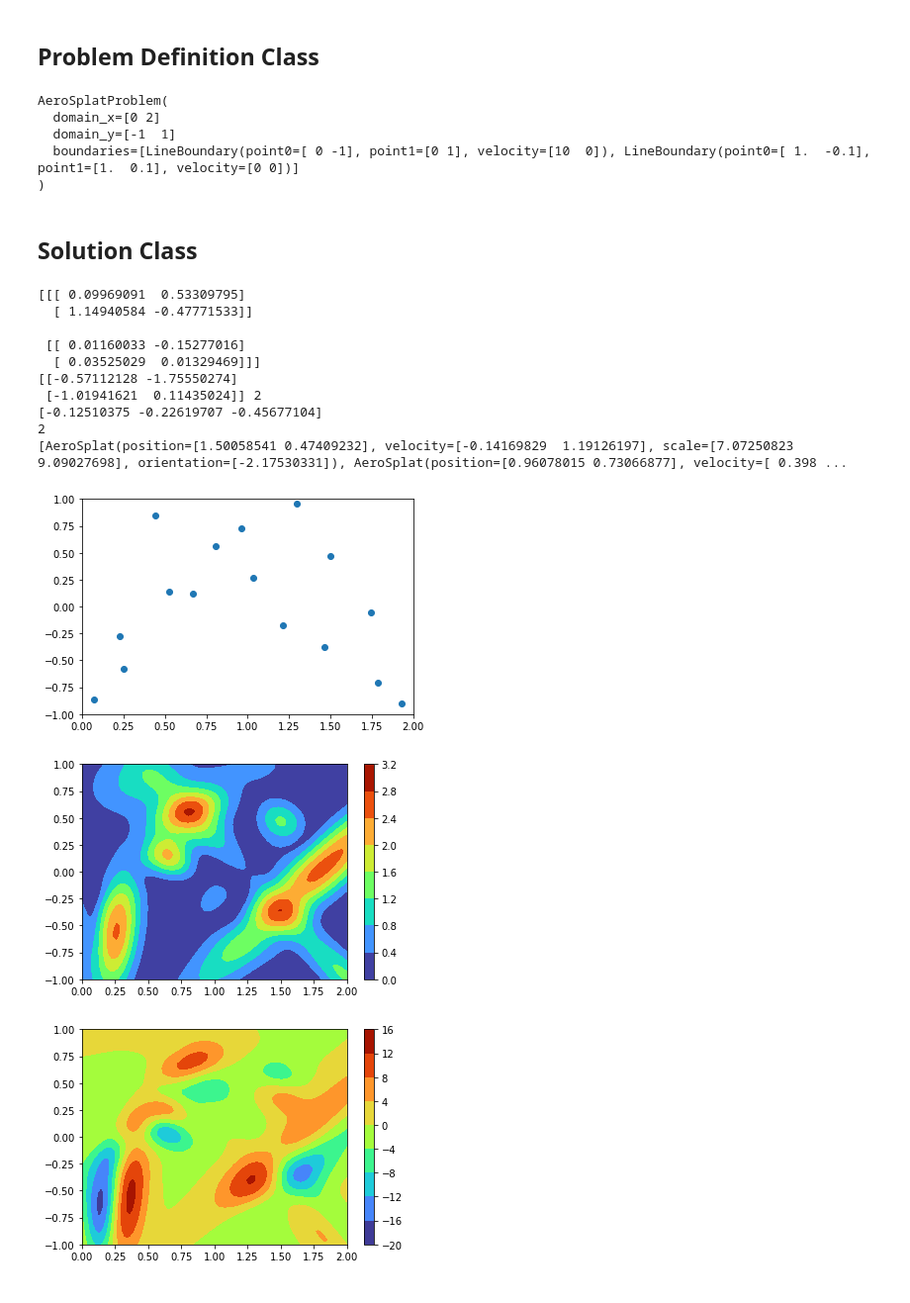
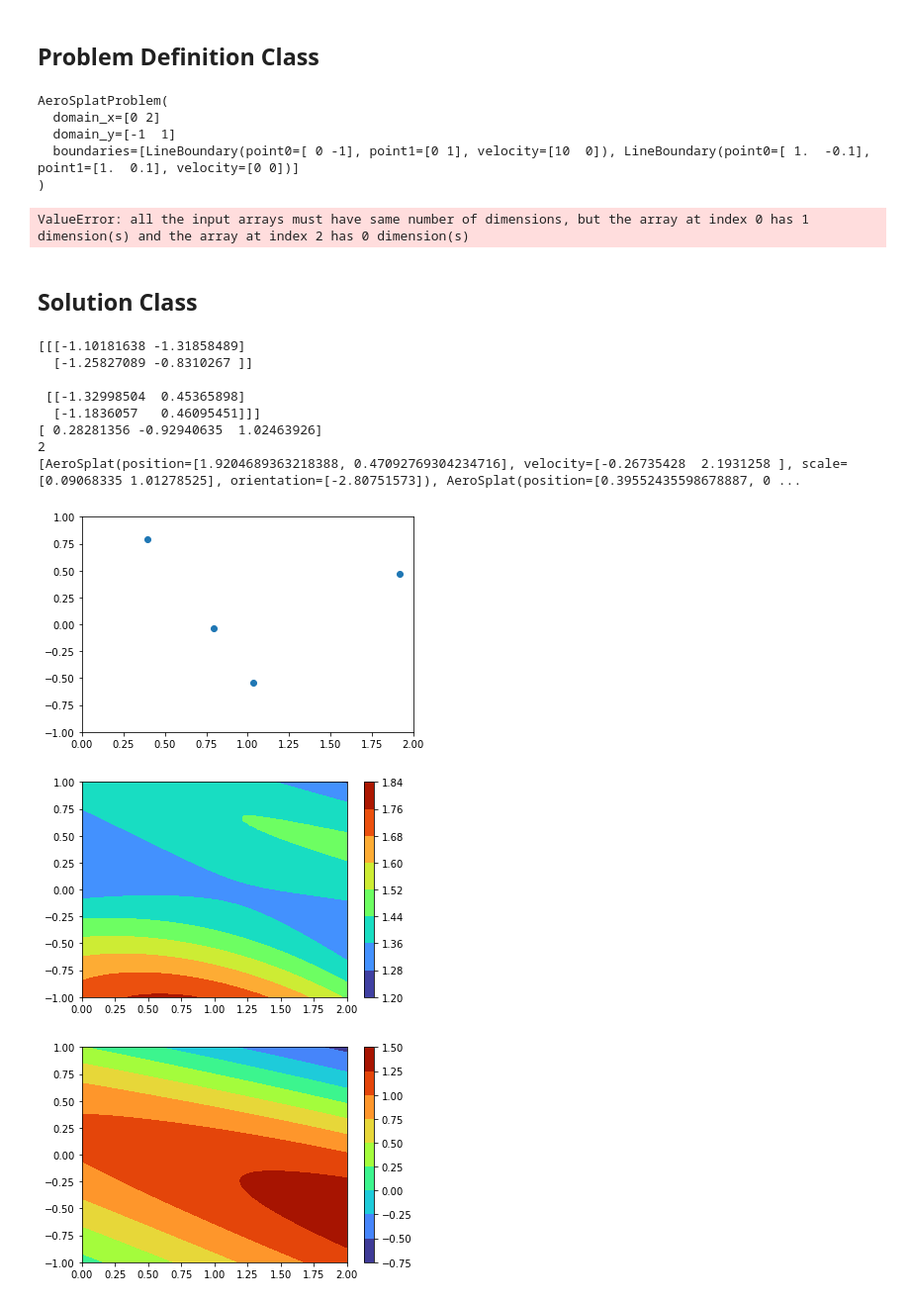
Before and after one commit to radcli14/AeroSplat, a Jupyter notebook: aerosplat.ipynb, the cells around one changed output. Shown: that part at 99% size. Drawn from its saved outputs; the diff is of its cells as text; code cells hidden in the pictures.

Commit message:
began working on an optimizer, and included vector encoding of splats

```diff
--- a/aerosplat.ipynb
+++ b/aerosplat.ipynb
@@ -136,57 +136,58 @@ problem = AeroSplatProblem(
     boundaries=[source_boundary, plate_boundary],
 )
 print(problem)
+display(a.as_normalized_array(problem.domain))
+print(AeroSplat.from_normalized_array(a.as_normalized_array(problem.domain), problem.domain))
 # %% [output]
 AeroSplatProblem(
   domain_x=[0 2]
   domain_y=[-1  1]
   boundaries=[LineBoundary(point0=[ 0 -1], point1=[0 1], velocity=[10  0]), LineBoundary(point0=[ 1.  -0.1], point1=[1.  0.1], velocity=[0 0])]
 )
+ValueError: all the input arrays must have same number of dimensions, but the array at index 0 has 1 dimension(s) and the array at index 2 has 0 dimension(s)
 # %% [markdown]
 ## Solution Class
 # %%
-solution = AeroSplatSolution(problem, spawn=16) # TODO: handle errors if no spawn provided
-print(solution.velocity_on_grid(2, 2))
+solution = AeroSplatSolution(problem.domain, spawn=4) # TODO: handle errors if no spawn provided
+print(solution.velocity_on_grid(problem.point_grid(2, 2)))
 print(solution.euler_equation_terms_at(np.array([0, 0])))
 print(solution.ndims)
 print(solution.splats)
 # %% [output]
-[[[ 0.09969091  0.53309795]
-  [ 1.14940584 -0.47771533]]
+[[[-1.10181638 -1.31858489]
+  [-1.25827089 -0.8310267 ]]
 
- [[ 0.01160033 -0.15277016]
-  [ 0.03525029  0.01329469]]]
-[[-0.57112128 -1.75550274]
- [-1.01941621  0.11435024]] 2
-[-0.12510375 -0.22619707 -0.45677104]
+ [[-1.32998504  0.45365898]
+  [-1.1836057   0.46095451]]]
+[ 0.28281356 -0.92940635  1.02463926]
 2
-[AeroSplat(position=[1.50058541 0.47409232], velocity=[-0.14169829  1.19126197], scale=[7.07250823 9.09027698], orientation=[-2.17530331]), AeroSplat(position=[0.96078015 0.73066877], velocity=[ 0.398 ...
+[AeroSplat(position=[1.9204689363218388, 0.47092769304234716], velocity=[-0.26735428  2.1931258 ], scale=[0.09068335 1.01278525], orientation=[-2.80751573]), AeroSplat(position=[0.39552435598678887, 0 ...
 # %%
 splat_positions = np.array([[splat.position[0], splat.position[1]] for splat in solution.splats])
 plt.plot(splat_positions[:, 0], splat_positions[:, 1], "o");
 plt.xlim(problem.domain_x);
 plt.ylim(problem.domain_y);
 # %% [output]
-[figure, old version]
+[figure, new version]
 # %%
 nx = 101
 ny = 51
 grid = problem.point_grid(nx, ny)
-velocity_field = solution.velocity_on_grid(nx, ny)
+velocity_field = solution.velocity_on_grid(grid)
 contour_x = np.array([grid[0, k, 0] for k in range(nx)])
 contour_y = np.array([grid[j, 0, 1] for j in range(ny)])
-contour_z = np.array([[np.linalg.norm(velocity_field[j, k, :]) for k in range(nx)] for j in range(ny)])
-plt.contourf(contour_x, contour_y, contour_z, cmap="turbo");
+velocity_magnitude = np.array([[np.linalg.norm(velocity_field[j, k, :]) for k in range(nx)] for j in range(ny)])
+plt.contourf(contour_x, contour_y, velocity_magnitude, cmap="turbo");
 plt.colorbar();
 # %% [output]
-[figure, old version]
+[figure, new version]
 # %%
-gradient_field = solution.velocity_gradient_on_grid(nx, ny)
-#contour_z = np.array([[np.linalg.norm(gradient_field[j, k, :]) for k in range(nx)] for j in range(ny)])
-contour_z = np.array([[sum(gradient_field[j, k, :]) for k in range(nx)] for j in range(ny)])
-plt.contourf(contour_x, contour_y, contour_z, cmap="turbo");
+gradient_field = solution.velocity_gradient_on_grid(grid)
+#velocity_gradient_norm = np.array([[np.linalg.norm(gradient_field[j, k, :]) for k in range(nx)] for j in range(ny)])
+velocity_gradient_sum = np.array([[sum(gradient_field[j, k, :]) for k in range(nx)] for j in range(ny)])
+plt.contourf(contour_x, contour_y, velocity_gradient_sum, cmap="turbo");
 plt.colorbar();
 # %% [output]
-[figure, old version]
+[figure, new version]
 # %%
 #print(solution.velocity_gradient_matrix_on_grid(nx, ny))
```
Also changed, not shown: parts of 6 cells of this notebook, 6 other files.
